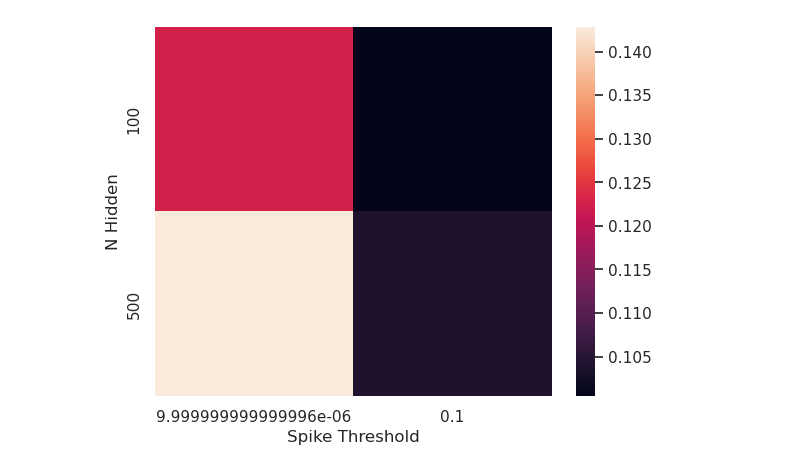
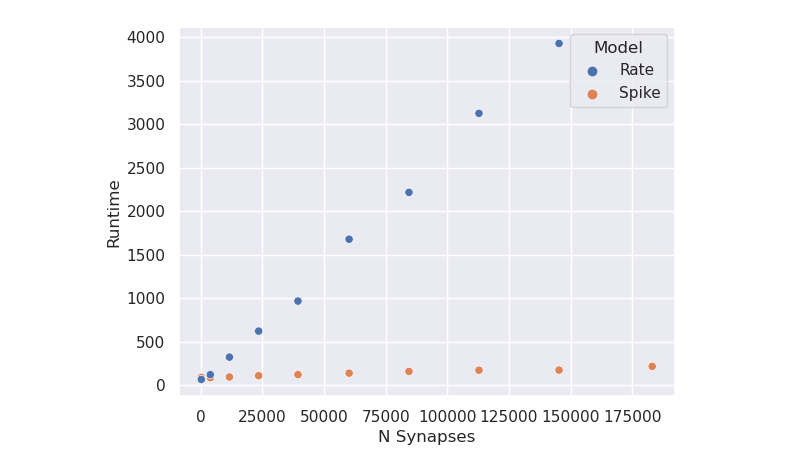
Before and after one commit to FabianSchubert/microcircuit_network, a Jupyter notebook: mc/analysis_notebooks/Randman_Analysis.ipynb, the cells around one changed output. Saved outputs shown, nothing was run; the diff lists cells and outputs as text; code cells hidden in the pictures.

```diff
--- a/mc/analysis_notebooks/Randman_Analysis.ipynb
+++ b/mc/analysis_notebooks/Randman_Analysis.ipynb
@@ -48,19 +9,0 @@ No artists with labels found to put in legend.  Note that artists whose label st
-# %%
-fig, ax = plt.subplots(1,1)
-
-df_fin_fb_aln_spike = df_learn[(df_learn["Method"]=="Feedback Align") & (df_learn["Epoch"] == 15)
-                         & (df_learn["Model"] == "Spike")]
-
-
-
-#sns.scatterplot(df_learn[(df_learn["Method"]=="Feedback Align") & (df_learn["Epoch"] == 15)
-#                         & (df_learn["Model"] == "Spike")],
-#               x="Spike Threshold", y="N Hidden", hue="Accuracy", ax=ax)
-
-sns.heatmap(df_fin_fb_aln_spike.pivot_table(index="N Hidden", columns="Spike Threshold", values="Accuracy", aggfunc="mean"), ax=ax)
-
-#ax.set_xscale("log")
-
-plt.show()
-# %% [output]
-[figure, removed]
@@ -66,0 +30,13 @@ plt.show()
+# %%
+fig, ax = plt.subplots(1,1)
+
+sns.scatterplot(df_runtime[(df_runtime["Method"]=="Feedback Align") & (df_runtime["Spike Threshold"] <= 1e-5)],
+                x="N Synapses", y="Runtime",
+                hue="Model", ax=ax)
+
+#ax.set_ylim(top=1000)
+#ax.set_xlim(right=50000)
+
+plt.show()
+# %% [output]
+[figure, added]
```
Also changed, not shown: parts of 8 cells of this notebook, 6 other files.
